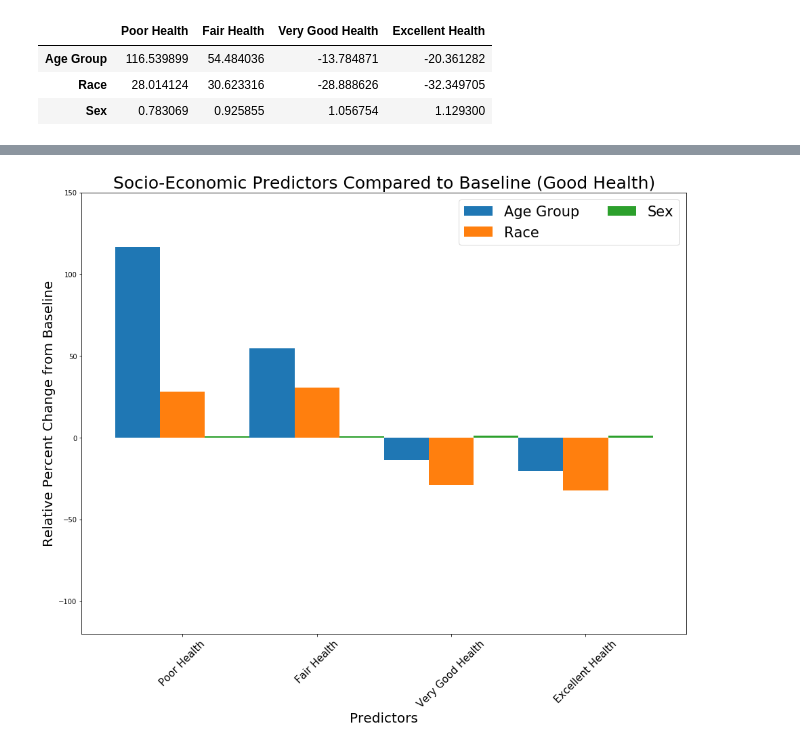
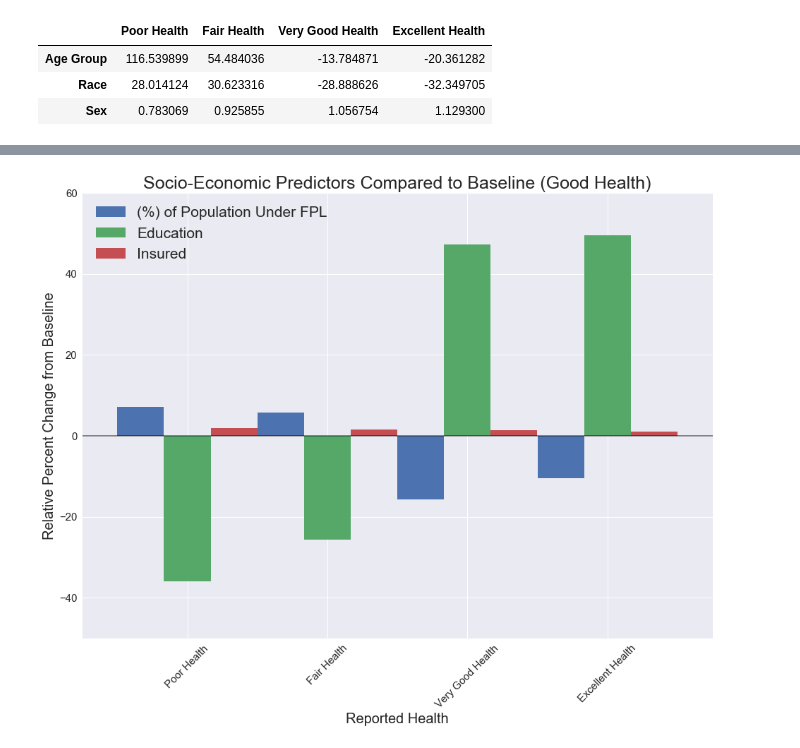
Before and after one commit to tonianderson7329/What-the-Variable, a Jupyter notebook: mnlm.ipynb, the cells around one changed output, grey strips where cells are left out. Saved outputs shown, nothing was run; the diff lists cells and outputs as text; code cells hidden in the pictures.

```diff
--- a/mnlm.ipynb
+++ b/mnlm.ipynb
@@ -141,9 +153,7 @@ d_rel_odds
 # %%
-# Model uses "good health" as the base outcome. Model variables can be added by removing them from the "X" list.
-# Demographic Mlogit
 s_Xc = sm.add_constant(social)
 s_mlogit = sm.MNLogit(y, s_Xc)
-s_fmlogit = d_mlogit.fit()
+s_fmlogit = s_mlogit.fit()
 s_rel_odds = (np.exp(s_fmlogit.params))
 
 s_rel_odds.columns = ["Poor Health", "Fair Health", "Very Good Health", "Excellent Health"]
@@ -183,10 +195,14 @@ s_rel_odds
 # %%
+plt.style.use('seaborn')
 d_rel_odds.T.plot(kind='bar', figsize=(16, 12),width=1)
 plt.title("Demographic Predictors Compared to Baseline (Good Health)", fontsize=25)
-plt.xlabel("Predictors", fontsize=20)
+plt.xlabel("Reported Health", fontsize=20)
 plt.ylabel("Relative Percent Change from Baseline", fontsize=20)
-plt.ylim(-120,150)
+plt.ylim(-50,125)
 plt.xticks(rotation=45, fontsize=15)
-plt.legend(loc="lower right", ncol=2, prop={'size': 21})
+plt.yticks(fontsize=15)
+plt.legend(loc="upper right", ncol=1, prop={'size': 21})
+plt.hlines(0, -10, 20, alpha=0.5)
+plt.gcf().subplots_adjust(bottom=0.15)
 plt.savefig(f"demo.png")
 # %% [output]
@@ -194,10 +210,14 @@ plt.savefig(f"demo.png")
 # %%
+plt.style.use('seaborn')
 ls_rel_odds.T.plot(kind='bar', figsize=(16, 12),width=1)
 plt.title("Lifestyle Predictors Compared to Baseline (Good Health)", fontsize=25)
-plt.xlabel("Predictors", fontsize=20)
+plt.xlabel("Reported Health", fontsize=20)
 plt.ylabel("Relative Percent Change from Baseline", fontsize=20)
-plt.ylim(-120,120)
+plt.ylim(-75,75)
 plt.xticks(rotation=45, fontsize=15)
-plt.legend(loc="upper left", ncol=2, prop={'size': 21})
+plt.yticks(fontsize=15)
+plt.legend(loc="lower right", ncol=2, prop={'size': 21})
+plt.hlines(0, -10, 20, alpha=0.5)
+plt.gcf().subplots_adjust(bottom=0.15)
 plt.savefig(f"lifestyle.png")
 # %% [output]
@@ -205,11 +225,15 @@ plt.savefig(f"lifestyle.png")
 # %%
+plt.style.use('seaborn')
 s_rel_odds.T.plot(kind='bar', figsize=(16, 12),width=1)
 plt.title("Socio-Economic Predictors Compared to Baseline (Good Health)", fontsize=25)
-plt.xlabel("Predictors", fontsize=20)
+plt.xlabel("Reported Health", fontsize=20)
 plt.ylabel("Relative Percent Change from Baseline", fontsize=20)
-plt.ylim(-120,150)
+plt.ylim(-50, 60)
 plt.xticks(rotation=45, fontsize=15)
-plt.legend(loc="upper right", ncol=2, prop={'size': 21})
+plt.yticks(fontsize=15)
+plt.hlines(0, -10, 20, alpha=0.5)
+plt.legend(loc="upper left", ncol=1, prop={'size': 21})
+plt.gcf().subplots_adjust(bottom=0.15)
 plt.savefig(f"se.png")
 # %% [output]
-[figure, old version]
+[figure, new version]
```
Also changed, not shown: parts of 17 cells of this notebook, 3 other files.
